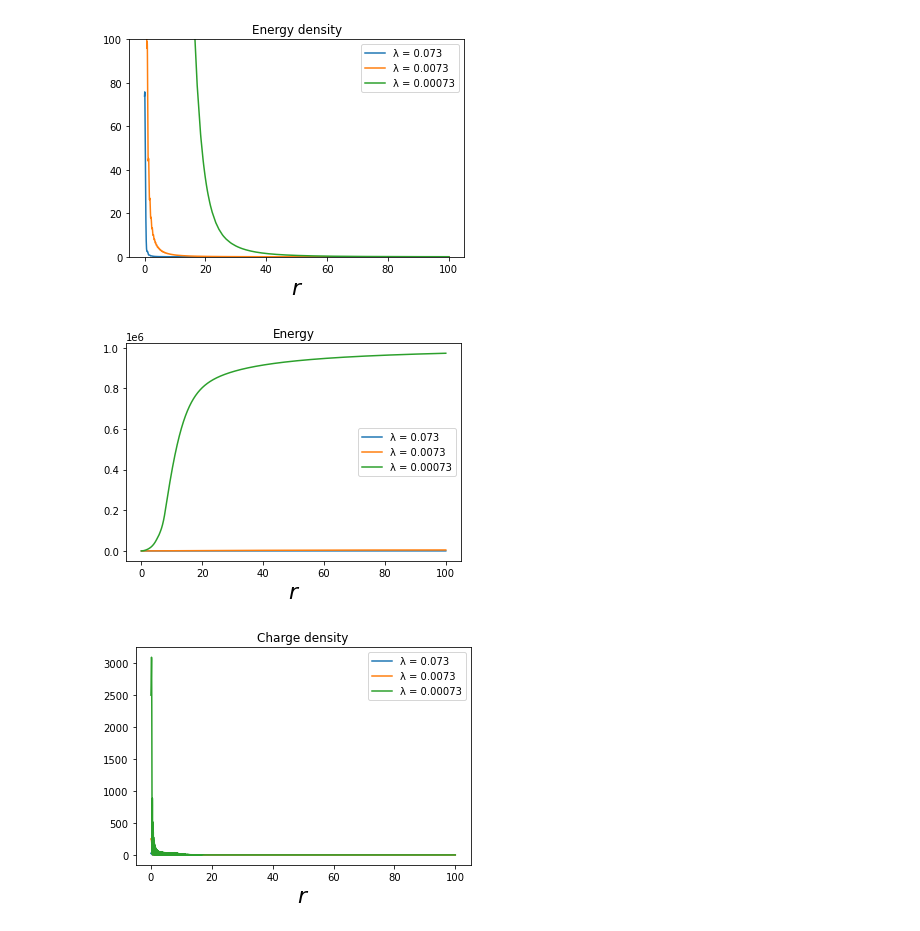
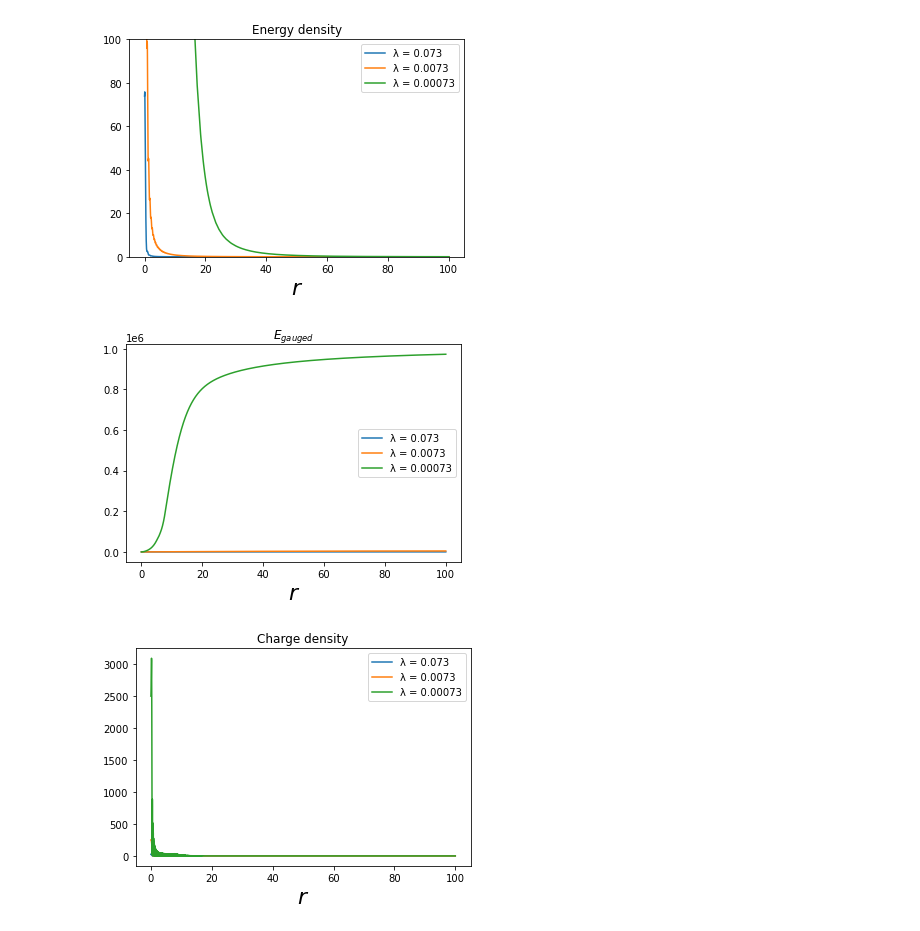
Before and after one commit to SumeetChougule/Skyrme-Q-balls, a Jupyter notebook: notebooks/Num_sol.ipynb, the cells around one changed output. Cells and saved outputs as stored; diff of their text form; code cells hidden in the pictures.

```diff
--- a/notebooks/Num_sol.ipynb
+++ b/notebooks/Num_sol.ipynb
@@ -139,16 +147,16 @@ plt.savefig('E_dens.png', dpi =1000)
 # %%
 plt.plot(Q3.rn, Q3.E(), label = 'λ = 0.073')
 plt.plot(Q4.rn, Q4.E(), label = 'λ = 0.0073')
 plt.plot(Q5.rn, Q5.E(), label = 'λ = 0.00073')
 plt.xlabel('$r$', fontsize=22)
 #plt.xlim([.0, 40])
 #plt.ylim([.0, 1e])
-plt.title('Energy')
+plt.title('$E_{gauged}$')
 plt.legend(loc='best')
 #plt.show()
 plt.savefig('E.png', dpi =1000)
 # %% [output]
-[figure, old version]
+[figure, new version]
 # %%
 plt.plot(Q3.rn, Q3.QD(), label = 'λ = 0.073')
 plt.plot(Q4.rn, Q4.QD(), label = 'λ = 0.0073')
```
Also changed, not shown: parts of 9 cells of this notebook, 1 other file.
